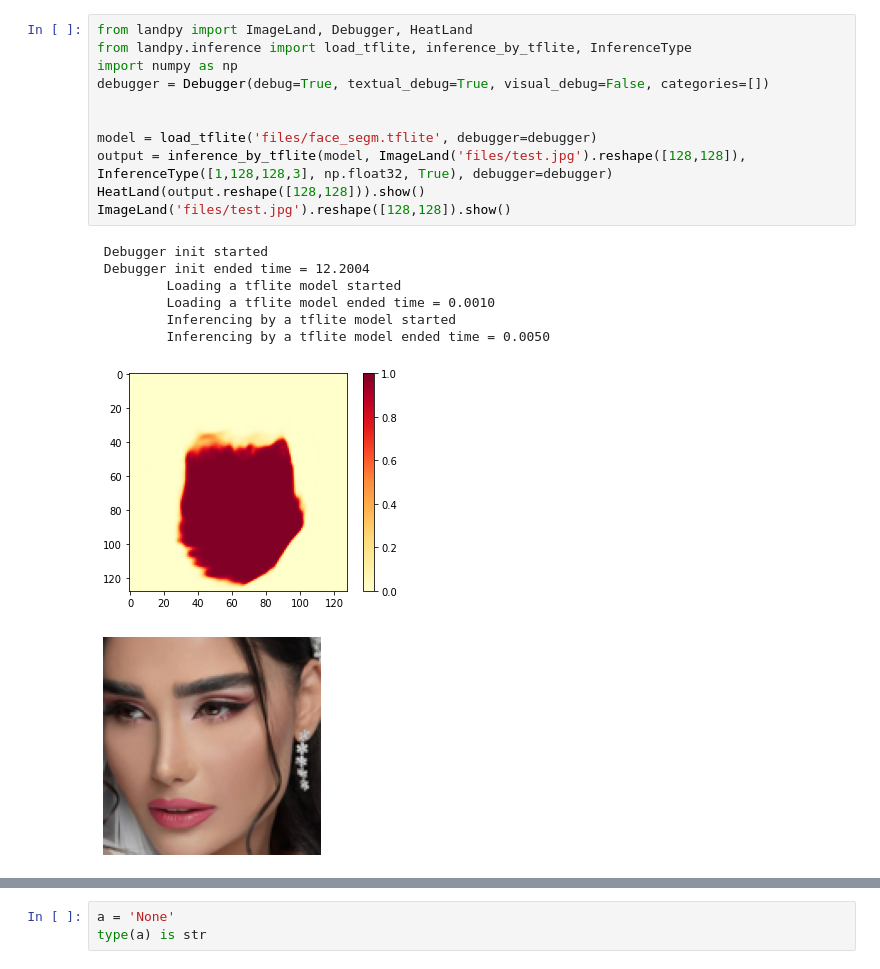
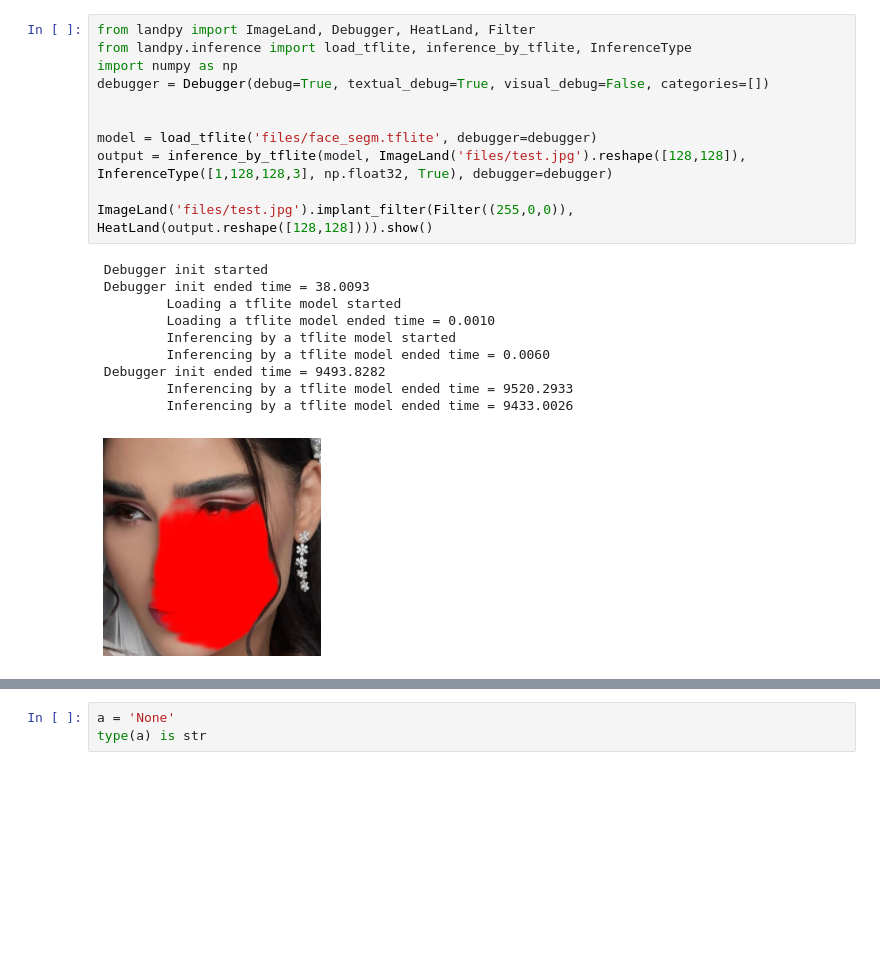
Before and after one commit to bateni1380/landpy, a Jupyter notebook: CodeFlow.ipynb, the cells around one changed output, grey strips where cells are left out. Cells and saved outputs as stored; diff of their text form; blank space fills up the shorter version.

```diff
--- a/CodeFlow.ipynb
+++ b/CodeFlow.ipynb
@@ -1,20 +1,22 @@
 # %%
-from landpy import ImageLand, Debugger, HeatLand
+from landpy import ImageLand, Debugger, HeatLand, Filter
 from landpy.inference import load_tflite, inference_by_tflite, InferenceType
 import numpy as np
 debugger = Debugger(debug=True, textual_debug=True, visual_debug=False, categories=[])
 
 
 model = load_tflite('files/face_segm.tflite', debugger=debugger)
 output = inference_by_tflite(model, ImageLand('files/test.jpg').reshape([128,128]), InferenceType([1,128,128,3], np.float32, True), debugger=debugger)
-HeatLand(output.reshape([128,128])).show()
-ImageLand('files/test.jpg').reshape([128,128]).show()
+
+ImageLand('files/test.jpg').implant_filter(Filter((255,0,0)), HeatLand(output.reshape([128,128]))).show()
 # %% [output]
  Debugger init started
- Debugger init ended time = 12.2004
+ Debugger init ended time = 38.0093
          Loading a tflite model started
          Loading a tflite model ended time = 0.0010
          Inferencing by a tflite model started
-         Inferencing by a tflite model ended time = 0.0050
+         Inferencing by a tflite model ended time = 0.0060
+ Debugger init ended time = 9493.8282
+         Inferencing by a tflite model ended time = 9520.2933
+         Inferencing by a tflite model ended time = 9433.0026
-[figure, old version]
+[figure, new version]
-[figure, removed]
```
Also changed, not shown: parts of 2 cells of this notebook, 1 other file.
